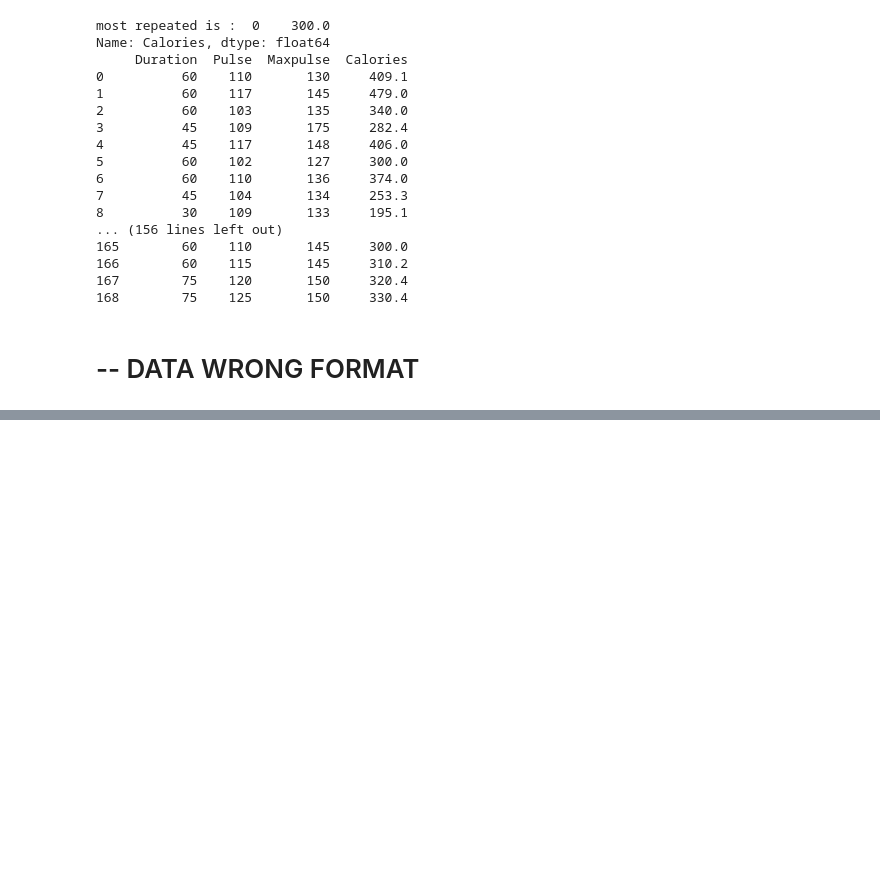
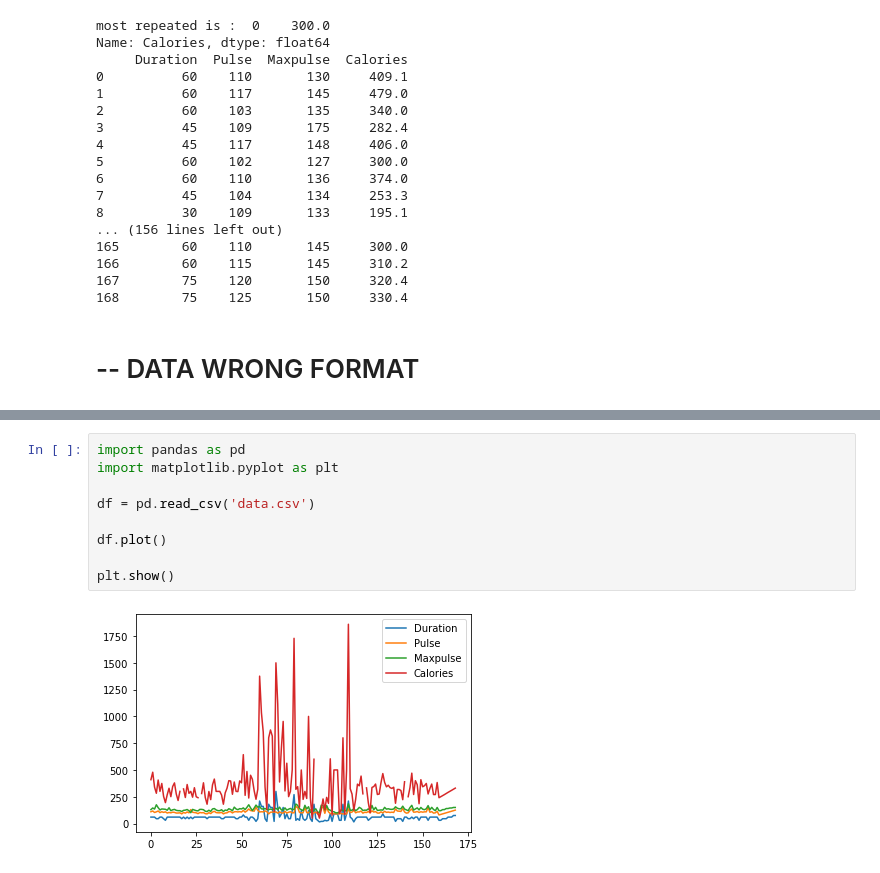
Before and after one commit to ortizfram/WEB3-pandas, a Jupyter notebook: WEB3 Pandas.ipynb, the cells around one changed output, grey strips where cells are left out. Cells and saved outputs as stored; diff of their text form; blank space fills up the shorter version.

Commit message:
Add files via upload
plot

```diff
--- a/WEB3 Pandas.ipynb
+++ b/WEB3 Pandas.ipynb
@@ -636,0 +647,11 @@ if you burned a lot of calories, you probably had a long work out."""
+# %%
+import pandas as pd
+import matplotlib.pyplot as plt
+
+df = pd.read_csv('data.csv')
+
+df.plot()
+
+plt.show()
+# %% [output]
+[figure, added]
```
Also changed, not shown: parts of 45 cells of this notebook.
